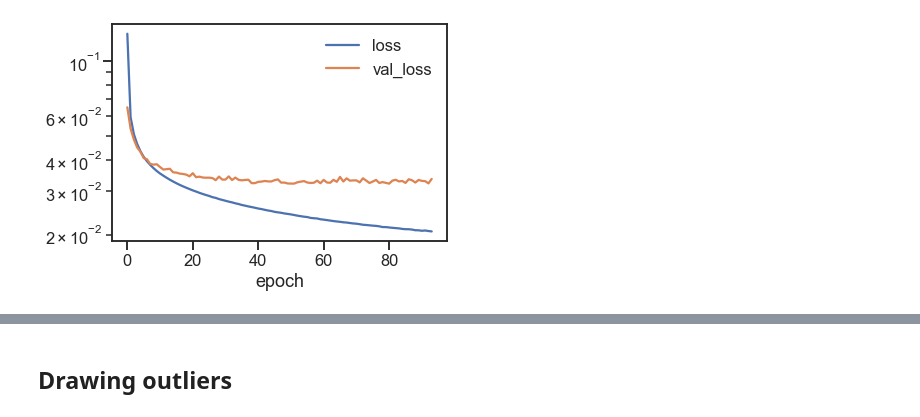
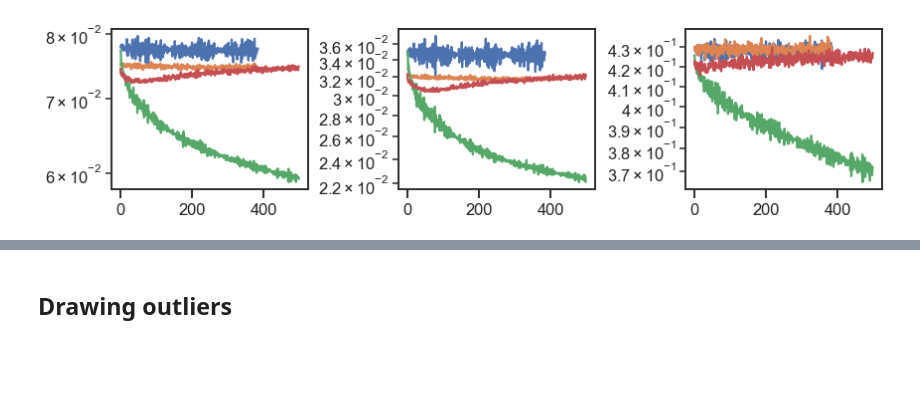
Before and after one commit to shreesowndarya/spin_gnn, a Jupyter notebook: plot_test.ipynb, the cells around one changed output, grey strips where cells are left out. Drawn from its saved outputs; the diff is of its cells as text; code cells hidden in the pictures; blank space fills up the shorter version.

```diff
--- a/plot_test.ipynb
+++ b/plot_test.ipynb
@@ -31,5 +12,0 @@ WARNING: infoROM is corrupted at gpu 0000:37:00.0
-# %%
-pd.read_csv('20200812_kl_divergence_faster_lr/log.csv').set_index('epoch').plot()
-plt.yscale('log')
-# %% [output]
-[figure, removed]
@@ -35,0 +46,66 @@ plt.yscale('log')
+# %%
+fig, axs = plt.subplots(ncols=3, sharex=True, figsize=(12, 3))
+
+log = pd.read_csv('20200827_redox_transfer/log.csv').set_index('epoch')
+log_r = pd.read_csv('20200827_redox_transfer_reduced/log.csv').set_index('epoch')
+#log_rf = pd.read_csv('20200827_redox_transfer_reduced_frozen/log.csv').set_index('epoch')
+log_rf7 = pd.read_csv('20200827_redox_transfer_reduced_frozen_lr7/log.csv').set_index('epoch')
+log_rf = pd.read_csv('20200827_redox_transfer_reduced_frozenmodel/log.csv').set_index('epoch')
+
+
+# axs[0].plot(log['loss'])
+# axs[0].plot(log['val_loss'])
+
+# axs[1].plot(log['spin_loss'])
+# axs[1].plot(log['val_spin_loss'])
+
+# axs[2].plot(log['bur_vol_loss'])
+# axs[2].plot(log['val_bur_vol_loss'])
+
+# axs[3].plot(log['redox_loss'])
+# axs[3].plot(log['val_redox_loss'])
+
+# axs[0].plot(log_r['loss'])
+# axs[0].plot(log_r['val_loss'])
+
+# axs[1].plot(log_r['spin_loss'])
+# axs[1].plot(log_r['val_spin_loss'])
+
+# axs[2].plot(log_r['bur_vol_loss'])
+# axs[2].plot(log_r['val_bur_vol_loss'])
+
+axs[0].plot(log_rf['loss'])
+axs[0].plot(log_rf['val_loss'])
+
+axs[1].plot(log_rf['spin_loss'])
+axs[1].plot(log_rf['val_spin_loss'])
+
+axs[2].plot(log_rf['bur_vol_loss'])
+axs[2].plot(log_rf['val_bur_vol_loss'])
+
+axs[0].plot(log_rf7['loss'])
+axs[0].plot(log_rf7['val_loss'])
+
+axs[1].plot(log_rf7['spin_loss'])
+axs[1].plot(log_rf7['val_spin_loss'])
+
+axs[2].plot(log_rf7['bur_vol_loss'])
+axs[2].plot(log_rf7['val_bur_vol_loss'])
+
+
+# plt.plot(log2)
+#plt.plot(log3)
+#plt.plot(log4)
+#plt.plot(log5)
+#plt.plot(log6)
+
+
+for ax in axs:
+    ax.set_yscale('log')
+
+# print(log.min())
+
+plt.tight_layout()
+# plt.xlim([0, 10])
+# %% [output]
+[figure, added]
```
Also changed, not shown: parts of 50 cells of this notebook, 21 other files.
